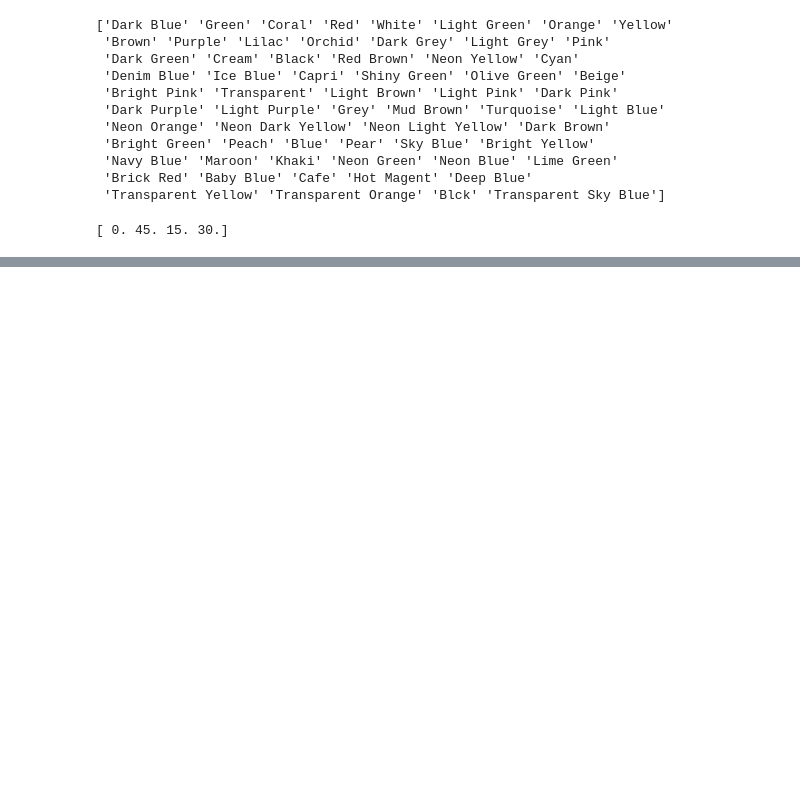
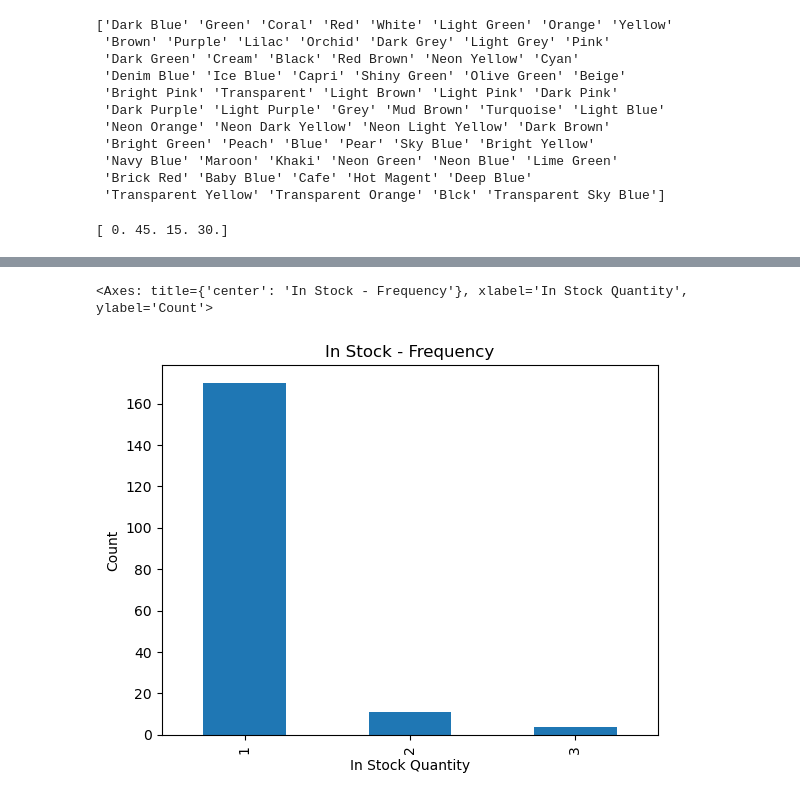
Before and after one commit to Titaniel3/ASDA_2025_Group_1_Portfolio_new, a Jupyter notebook: notebooks/week_03_group_1_notebook.ipynb, the cells around one changed output, grey strips where cells are left out. Cells and saved outputs as stored; diff of their text form; code cells hidden in the pictures; blank space fills up the shorter version.

```diff
--- a/notebooks/week_03_group_1_notebook.ipynb
+++ b/notebooks/week_03_group_1_notebook.ipynb
@@ -493,0 +644,11 @@ there are 34 duplicates
+# %%
+# Barplot for "in stock"
+df["in stock"].value_counts().sort_index().plot(
+    kind="bar",
+    title="In Stock - Frequency",
+    xlabel="In Stock Quantity",
+    ylabel="Count"
+)
+# %% [output]
+<Axes: title={'center': 'In Stock - Frequency'}, xlabel='In Stock Quantity', ylabel='Count'>
+[figure, added]
```
Also changed, not shown: parts of 15 cells of this notebook.
